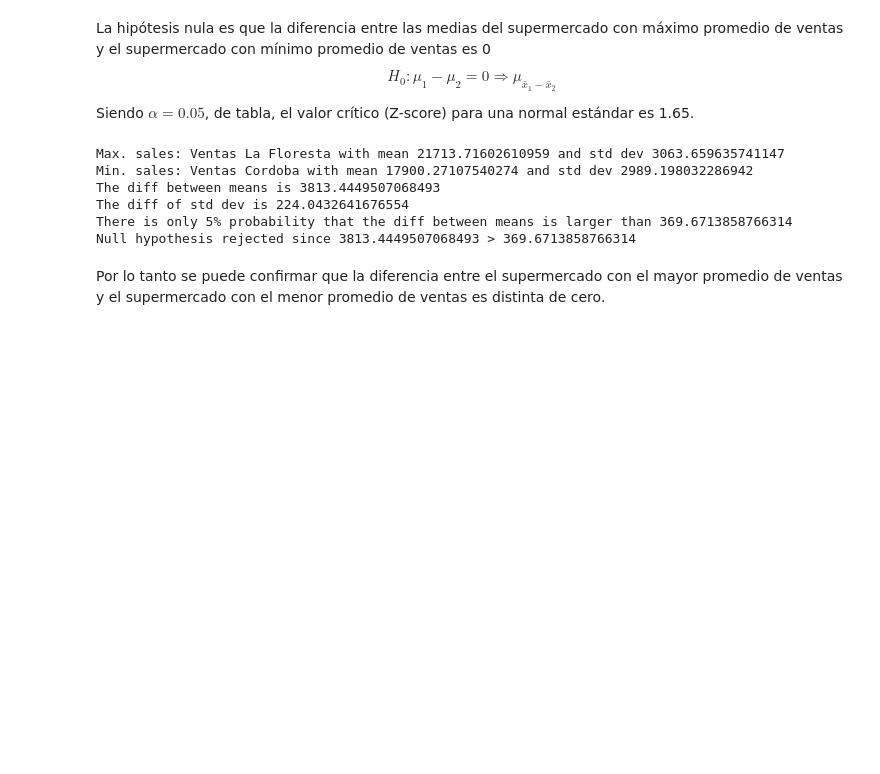
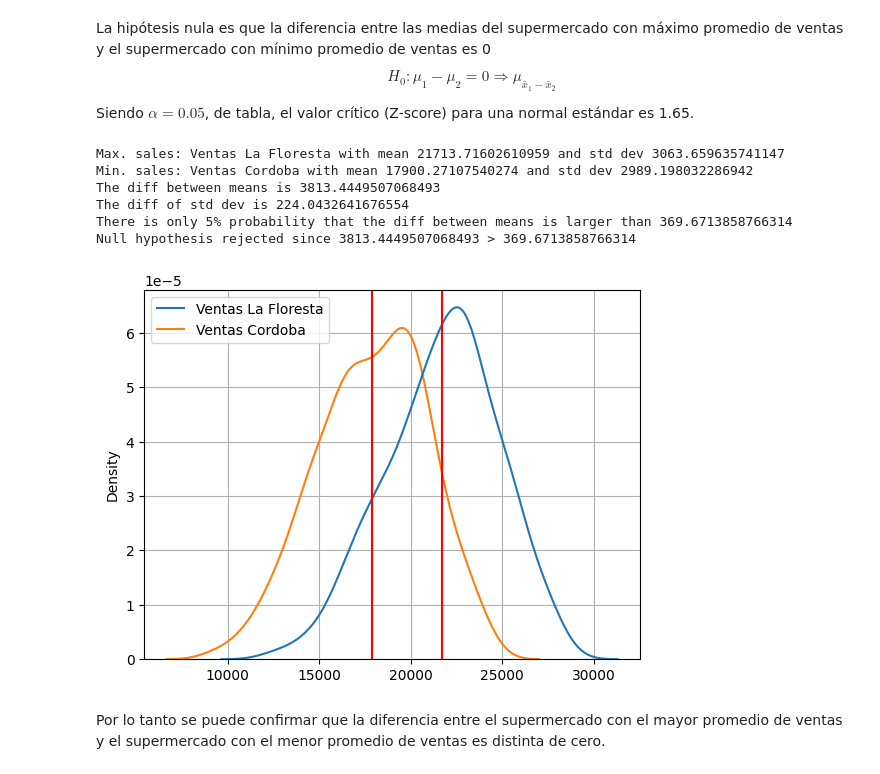
Before and after one commit to Yarrieta/PROBABILIDAD_Y_ESTADISTICA_IA, a Jupyter notebook: hypothesis_test.ipynb, the cells around one changed output. Saved outputs shown, nothing was run; the diff lists cells and outputs as text; code cells hidden in the pictures; blank space fills up the shorter version.

Commit message:
Add means diff distribution plot

```diff
--- a/hypothesis_test.ipynb
+++ b/hypothesis_test.ipynb
@@ -280,6 +280,17 @@ The diff between means is 3813.4449507068493
 The diff of std dev is 224.0432641676554
 There is only 5% probability that the diff between means is larger than 369.6713858766314
 Null hypothesis rejected since 3813.4449507068493 > 369.6713858766314
+# %%
+import matplotlib.pyplot as plt
+import seaborn as sns
+
+ax = plt.subplot()
+sns.kdeplot(data=df[[max_sales, min_sales]], ax=ax)
+ax.axvline(df[max_sales].mean(), color="r")
+ax.axvline(df[min_sales].mean(), color="r")
+ax.grid()
+# %% [output]
+[figure, added]
 # %% [markdown]
 Por lo tanto se puede confirmar que la diferencia entre el supermercado con el mayor promedio de ventas y el supermercado con el menor promedio de ventas es distinta de cero.
 # %% [markdown]
```
